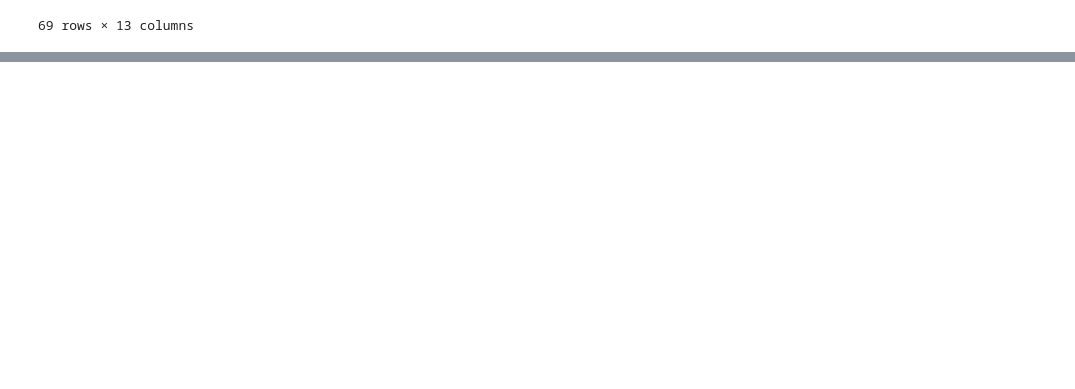
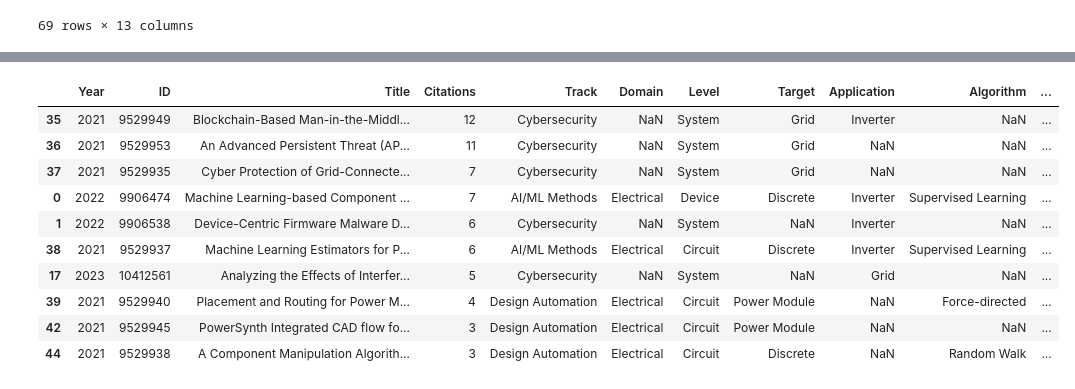
Before and after one commit to TiMo3654/APE, a Jupyter notebook: analysis.ipynb, the cells around one changed output, grey strips where cells are left out. Drawn from its saved outputs; the diff is of its cells as text; code cells hidden in the pictures; blank space fills up the shorter version.

```diff
--- a/analysis.ipynb
+++ b/analysis.ipynb
@@ -29,0 +35,14 @@ df["Task"].value_counts(normalize=True).plot.pie(autopct='%.1f %%', ylabel='', l
+# %%
+df.sort_values('Citations', ascending=False).head(10)
+# %% [output]
+|  | Year | ID | Title | Citations | Track | Domain | Level | Target | Application | Algorithm | ... |
+| 35 | 2021 | 9529949 | Blockchain-Based Man-in-the-Middl... | 12 | Cybersecurity | NaN | System | Grid | Inverter | NaN | ... |
+| 36 | 2021 | 9529953 | An Advanced Persistent Threat (AP... | 11 | Cybersecurity | NaN | System | Grid | NaN | NaN | ... |
+| 37 | 2021 | 9529935 | Cyber Protection of Grid-Connecte... | 7 | Cybersecurity | NaN | System | Grid | NaN | NaN | ... |
+| 0 | 2022 | 9906474 | Machine Learning-based Component ... | 7 | AI/ML Methods | Electrical | Device | Discrete | Inverter | Supervised Learning | ... |
+| 1 | 2022 | 9906538 | Device-Centric Firmware Malware D... | 6 | Cybersecurity | NaN | System | NaN | Inverter | NaN | ... |
+| 38 | 2021 | 9529937 | Machine Learning Estimators for P... | 6 | AI/ML Methods | Electrical | Circuit | Discrete | Inverter | Supervised Learning | ... |
+| 17 | 2023 | 10412561 | Analyzing the Effects of Interfer... | 5 | Cybersecurity | NaN | System | NaN | Grid | NaN | ... |
+| 39 | 2021 | 9529940 | Placement and Routing for Power M... | 4 | Design Automation | Electrical | Circuit | Power Module | NaN | Force-directed | ... |
+| 42 | 2021 | 9529945 | PowerSynth Integrated CAD flow fo... | 3 | Design Automation | Electrical | Circuit | Power Module | NaN | NaN | ... |
+| 44 | 2021 | 9529938 | A Component Manipulation Algorith... | 3 | Design Automation | Electrical | Circuit | Discrete | NaN | Random Walk | ... |
```
Also changed, not shown: parts of 4 cells of this notebook, 1 other file.
